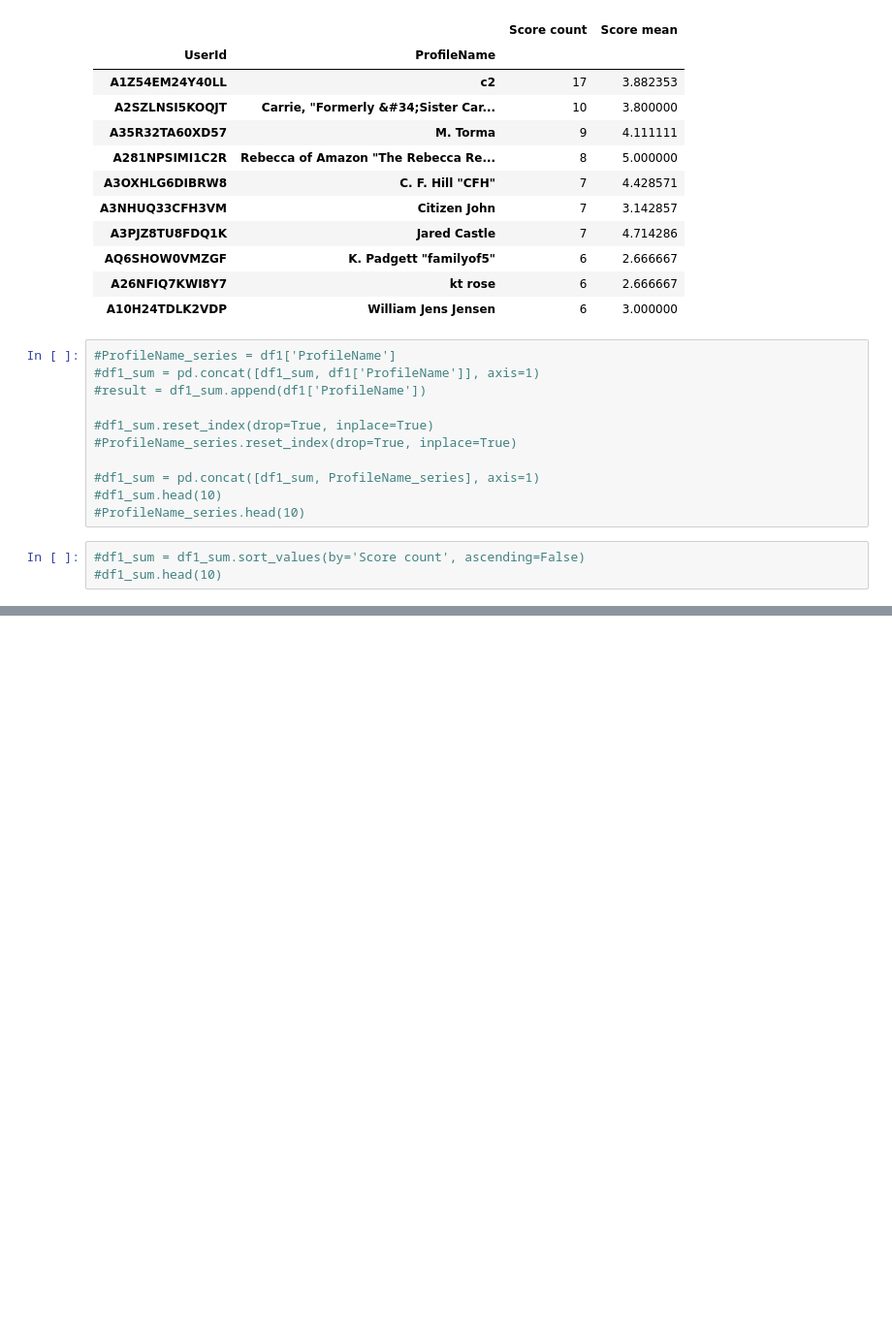
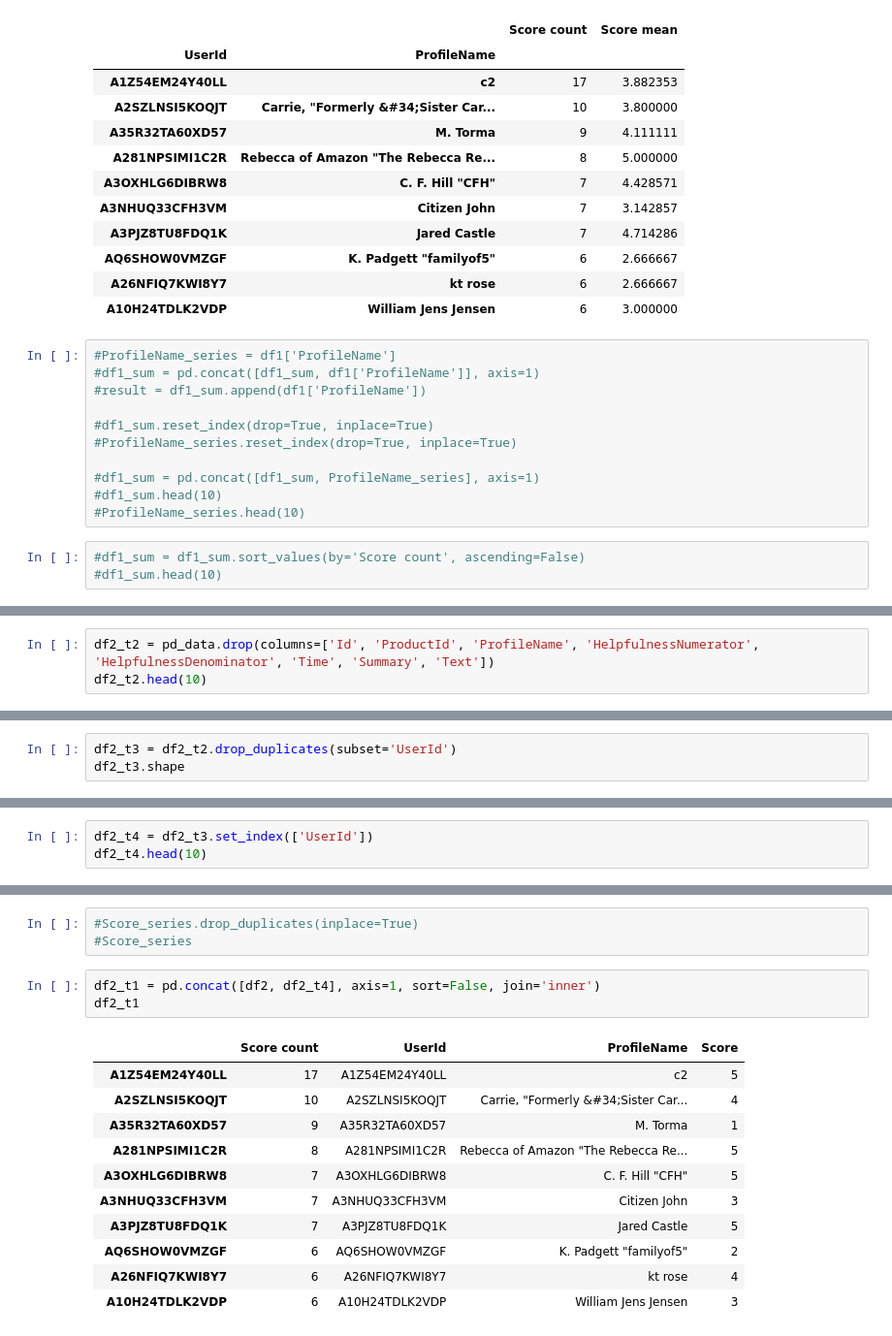
Before and after one commit to kevin110604/FDA_practice, a Jupyter notebook: FDA_hw1.ipynb, the cells around one changed output, grey strips where cells are left out. Shown at 97% size. Saved outputs shown, nothing was run; the diff lists cells and outputs as text; blank space fills up the shorter version.

```diff
--- a/FDA_hw1.ipynb
+++ b/FDA_hw1.ipynb
@@ -302,0 +301,3 @@ plt.bar(s2_f.index, s2_f.values)
+# %%
+df2_t2 = pd_data.drop(columns=['Id', 'ProductId', 'ProfileName', 'HelpfulnessNumerator', 'HelpfulnessDenominator', 'Time', 'Summary', 'Text'])
+df2_t2.head(10)
@@ -302,0 +316,3 @@ plt.bar(s2_f.index, s2_f.values)
+# %%
+df2_t3 = df2_t2.drop_duplicates(subset='UserId')
+df2_t3.shape
@@ -302,0 +321,3 @@ plt.bar(s2_f.index, s2_f.values)
+# %%
+df2_t4 = df2_t3.set_index(['UserId'])
+df2_t4.head(10)
@@ -302,0 +353,18 @@ plt.bar(s2_f.index, s2_f.values)
+# %%
+#Score_series.drop_duplicates(inplace=True)
+#Score_series
+# %%
+df2_t1 = pd.concat([df2, df2_t4], axis=1, sort=False, join='inner')
+df2_t1
+# %% [output]
+|  | Score count | UserId | ProfileName | Score |
+| A1Z54EM24Y40LL | 17 | A1Z54EM24Y40LL | c2 | 5 |
+| A2SZLNSI5KOQJT | 10 | A2SZLNSI5KOQJT | Carrie, "Formerly &#34;Sister Car... | 4 |
+| A35R32TA60XD57 | 9 | A35R32TA60XD57 | M. Torma | 1 |
+| A281NPSIMI1C2R | 8 | A281NPSIMI1C2R | Rebecca of Amazon "The Rebecca Re... | 5 |
+| A3OXHLG6DIBRW8 | 7 | A3OXHLG6DIBRW8 | C. F. Hill "CFH" | 5 |
+| A3NHUQ33CFH3VM | 7 | A3NHUQ33CFH3VM | Citizen John | 3 |
+| A3PJZ8TU8FDQ1K | 7 | A3PJZ8TU8FDQ1K | Jared Castle | 5 |
+| AQ6SHOW0VMZGF | 6 | AQ6SHOW0VMZGF | K. Padgett "familyof5" | 2 |
+| A26NFIQ7KWI8Y7 | 6 | A26NFIQ7KWI8Y7 | kt rose | 4 |
+| A10H24TDLK2VDP | 6 | A10H24TDLK2VDP | William Jens Jensen | 3 |
```
Also changed, not shown: parts of 24 cells of this notebook.
